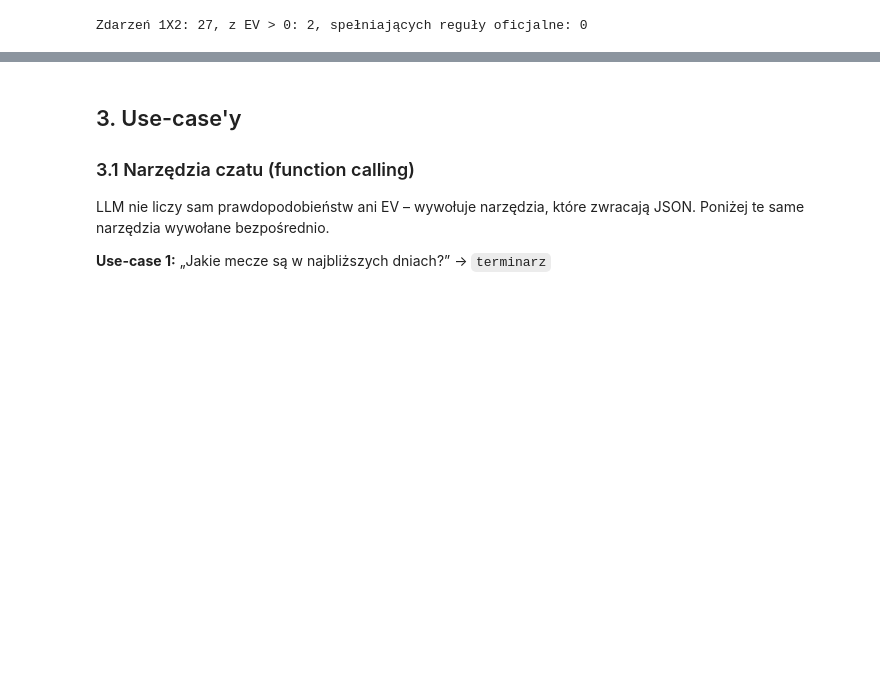
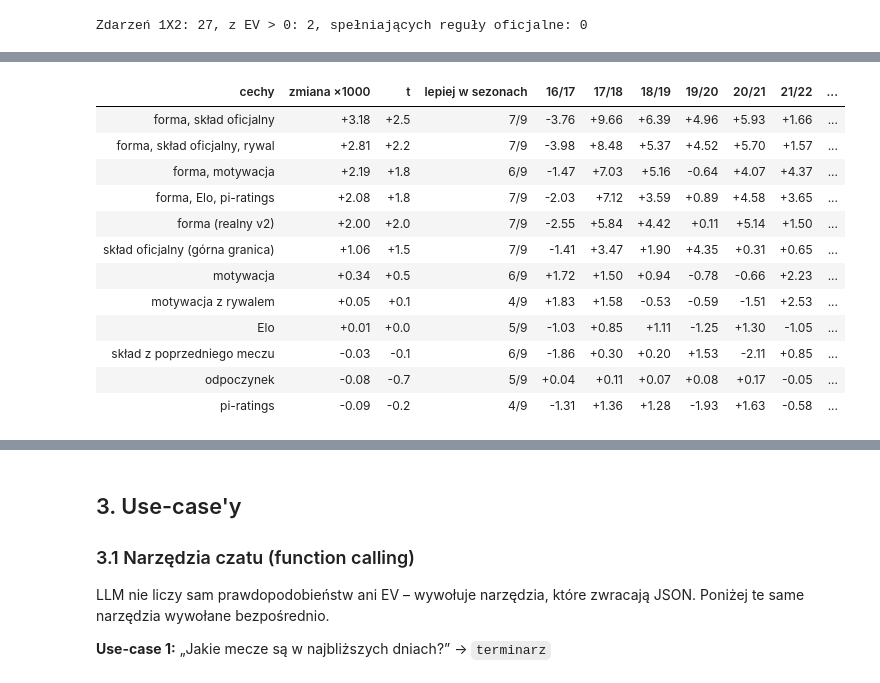
Before and after one commit to Tomek586/typer-ai, a Jupyter notebook: notebooks/postep_po_PoC.ipynb, the cells around one changed output, grey strips where cells are left out. Saved outputs shown, nothing was run; the diff lists cells and outputs as text; code cells hidden in the pictures; blank space fills up the shorter version.

```diff
--- a/notebooks/postep_po_PoC.ipynb
+++ b/notebooks/postep_po_PoC.ipynb
@@ -240,0 +262,23 @@ Zdarzeń 1X2: 27, z EV > 0: 2, spełniających reguły oficjalne: 0
+# %%
+
+v2 = json.loads((ROOT / "evaluation" / "reports" / "validate_v2.json").read_text(encoding="utf-8"))
+loso = pd.DataFrame([{"cechy": k.lstrip("+ "), "zmiana ×1000": r["mean"], "t": r["t"], "lepiej w sezonach": f"{r['seasons_better']}/9",
+                      **{s[2:]: r["per_season"][s] for s in sorted(r["per_season"])}} for k, r in v2["loso"].items()])
+loso = loso.sort_values("zmiana ×1000", ascending=False)
+loso.style.format({c: "{:+.2f}" for c in loso.columns if c not in ("cechy", "lepiej w sezonach", "t")} | {"t": "{:+.1f}"}) \
+    .background_gradient(subset=[c for c in loso.columns if "/" in c and c != "lepiej w sezonach"], cmap="RdYlGn", vmin=-4, vmax=4) \
+    .hide(axis="index")
+# %% [output]
+| cechy | zmiana ×1000 | t | lepiej w sezonach | 16/17 | 17/18 | 18/19 | 19/20 | 20/21 | 21/22 | ... |
+| forma, skład oficjalny | +3.18 | +2.5 | 7/9 | -3.76 | +9.66 | +6.39 | +4.96 | +5.93 | +1.66 | ... |
+| forma, skład oficjalny, rywal | +2.81 | +2.2 | 7/9 | -3.98 | +8.48 | +5.37 | +4.52 | +5.70 | +1.57 | ... |
+| forma, motywacja | +2.19 | +1.8 | 6/9 | -1.47 | +7.03 | +5.16 | -0.64 | +4.07 | +4.37 | ... |
+| forma, Elo, pi-ratings | +2.08 | +1.8 | 7/9 | -2.03 | +7.12 | +3.59 | +0.89 | +4.58 | +3.65 | ... |
+| forma (realny v2) | +2.00 | +2.0 | 7/9 | -2.55 | +5.84 | +4.42 | +0.11 | +5.14 | +1.50 | ... |
+| skład oficjalny (górna granica) | +1.06 | +1.5 | 7/9 | -1.41 | +3.47 | +1.90 | +4.35 | +0.31 | +0.65 | ... |
+| motywacja | +0.34 | +0.5 | 6/9 | +1.72 | +1.50 | +0.94 | -0.78 | -0.66 | +2.23 | ... |
+| motywacja z rywalem | +0.05 | +0.1 | 4/9 | +1.83 | +1.58 | -0.53 | -0.59 | -1.51 | +2.53 | ... |
+| Elo | +0.01 | +0.0 | 5/9 | -1.03 | +0.85 | +1.11 | -1.25 | +1.30 | -1.05 | ... |
+| skład z poprzedniego meczu | -0.03 | -0.1 | 6/9 | -1.86 | +0.30 | +0.20 | +1.53 | -2.11 | +0.85 | ... |
+| odpoczynek | -0.08 | -0.7 | 5/9 | +0.04 | +0.11 | +0.07 | +0.08 | +0.17 | -0.05 | ... |
+| pi-ratings | -0.09 | -0.2 | 4/9 | -1.31 | +1.36 | +1.28 | -1.93 | +1.63 | -0.58 | ... |
```
Also changed, not shown: parts of 13 cells of this notebook.
